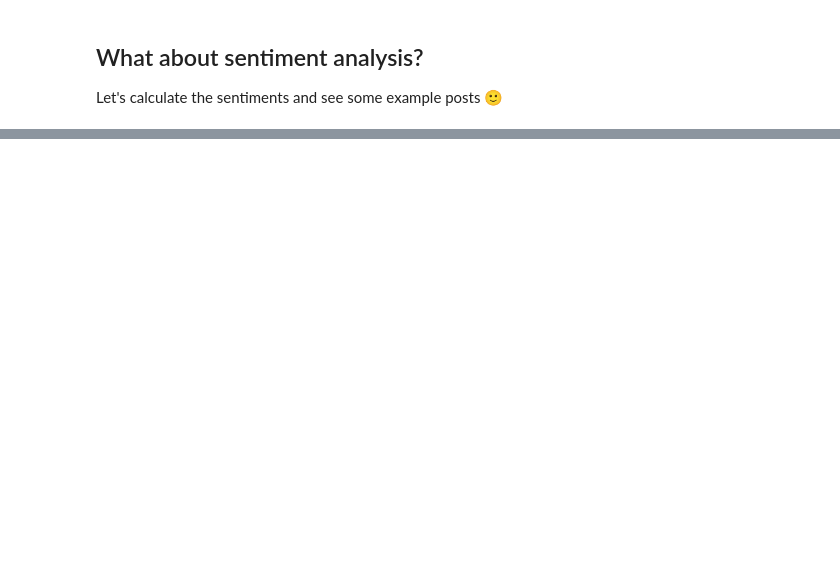
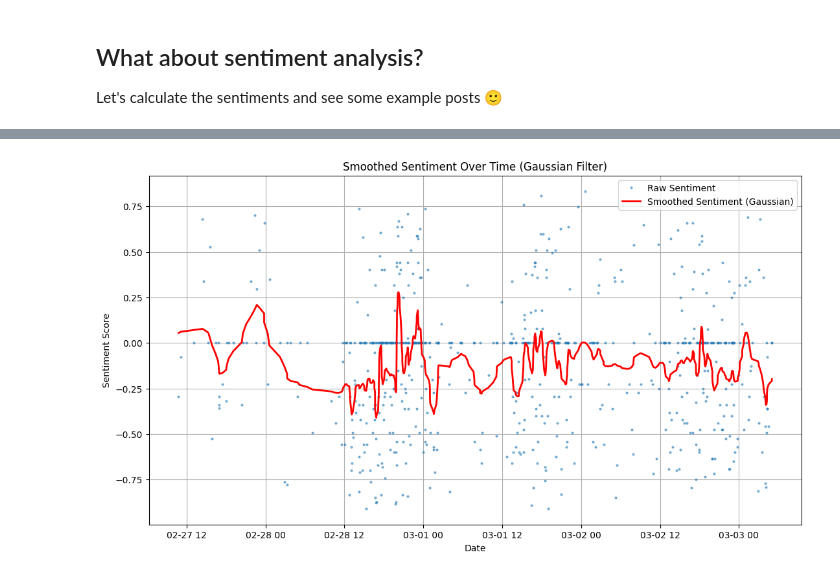
Before and after one commit to sarmadchandio/WebScrapper, a Jupyter notebook: reddit-scrapper.ipynb, the cells around one changed output, grey strips where cells are left out. Saved outputs shown, nothing was run; the diff lists cells and outputs as text; code cells hidden in the pictures; blank space fills up the shorter version.

```diff
--- a/reddit-scrapper.ipynb
+++ b/reddit-scrapper.ipynb
@@ -74,7 +103,7 @@ def get_reddit_posts(subreddit_name, limit=1000):
           "selftext": submission.selftext,
           # "id": submission.id,
           # "url": submission.url,
-          # "created": submission.created
+          "created": submission.created
           # ... any other attributes you are interested in
       }
       posts.append(post_data)
@@ -337,7 +417,7 @@ df_posts['sentiment'] = (df_posts['title']+df_posts['selftext']).apply(calculate
 # @title
 df_posts['sentiment_label'] = pd.cut(
     df_posts['sentiment'],
-    bins=[-1, -0.1, 0.1, 1],
+    bins=[-1, -0.3, 0.3, 1],
     labels=['negative', 'neutral', 'positive']
 )
 # %%
@@ -383,0 +447,8 @@ plt.show()
+# %%
+# Convert 'created_utc' to datetime
+df_posts['date'] = pd.to_datetime(df_posts['created'], unit='s')
+# %%
+print(min(df_posts['date']))
+print(max(df_posts['date']))
+
+df = df_posts
@@ -383,0 +458,29 @@ plt.show()
+# %%
+import numpy as np
+import pandas as pd
+import matplotlib.pyplot as plt
+from scipy.ndimage import gaussian_filter1d
+from datetime import datetime, timedelta
+
+# Ensure data is sorted by date
+df = df.sort_values(by='date')
+
+# Apply Gaussian smoothing
+smoothed_sentiment = gaussian_filter1d(df['sentiment'], sigma=3.5)
+
+# Plot raw and smoothed sentiment trends
+plt.figure(figsize=(13, 7))
+plt.plot(df['date'], df['sentiment'], linestyle='', marker='o', alpha=0.5, label="Raw Sentiment", linewidth=1.5, markersize=2)
+plt.plot(df['date'], smoothed_sentiment, linestyle='-', linewidth=2, color='red', label="Smoothed Sentiment (Gaussian)")
+
+# Labels & Title
+plt.xlabel("Date")
+plt.ylabel("Sentiment Score")
+plt.title("Smoothed Sentiment Over Time (Gaussian Filter)")
+plt.legend()
+plt.grid(True)
+
+# Show Plot
+plt.show()
+# %% [output]
+[figure, added]
```
Also changed, not shown: parts of 36 cells of this notebook.
